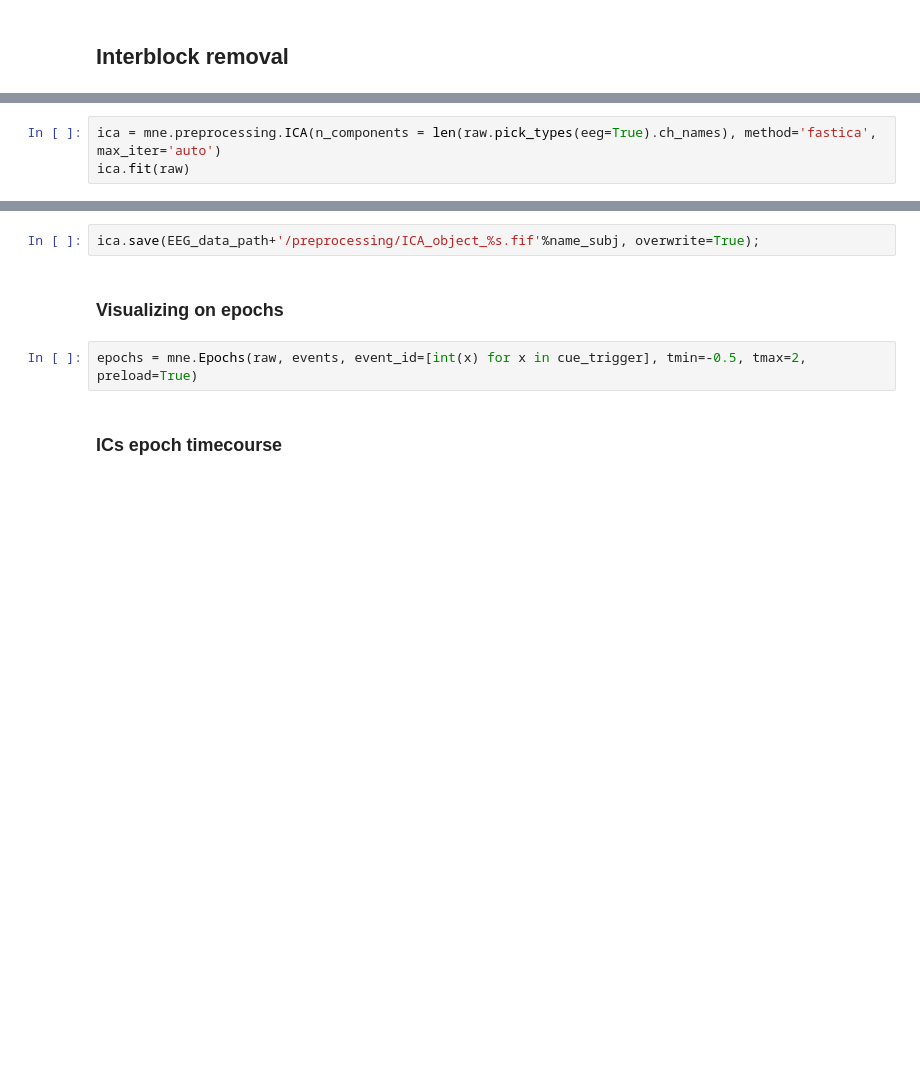
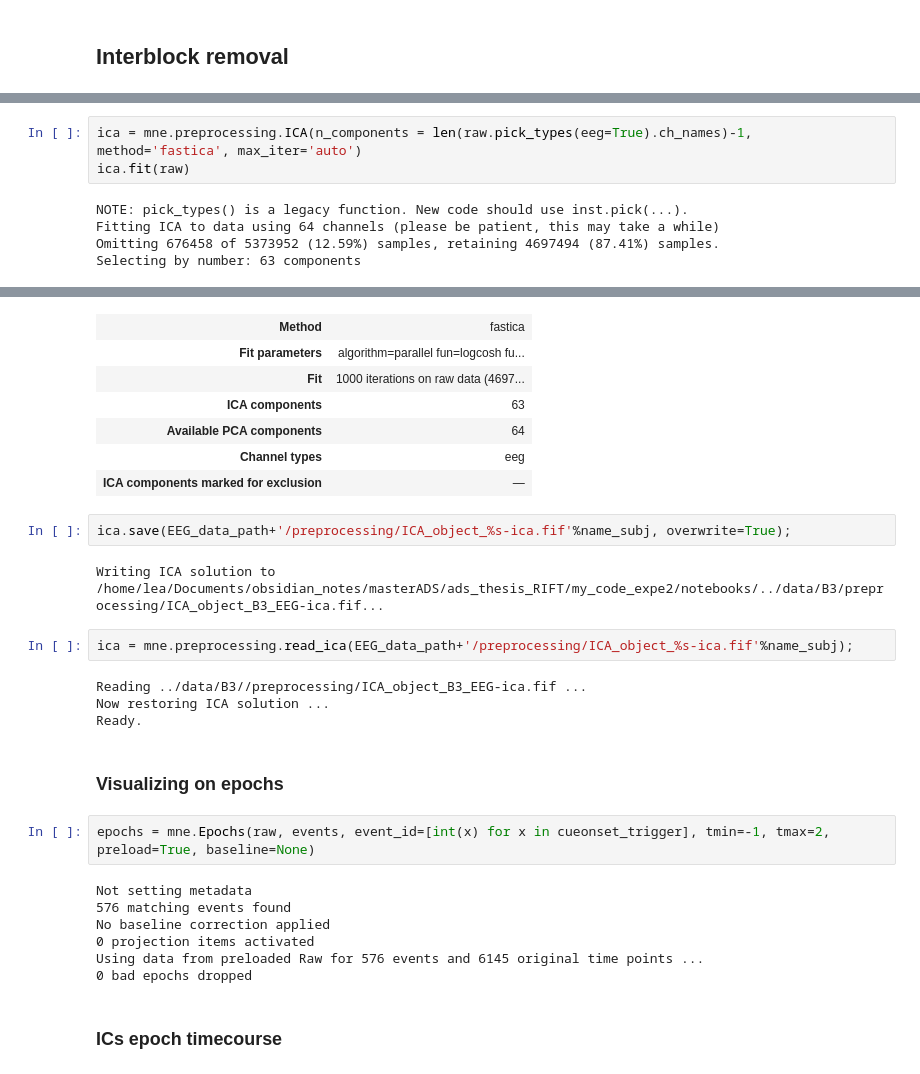
Before and after one commit to LpZamora/RIFT_thesis_expe2, a Jupyter notebook: 1_preprocessing_B3.ipynb, the cells around one changed output, grey strips where cells are left out. Drawn from its saved outputs; the diff is of its cells as text; blank space fills up the shorter version.

```diff
--- a/1_preprocessing_B3.ipynb
+++ b/1_preprocessing_B3.ipynb
@@ -277,3 +263,8 @@ events = events[events[:,0] < start_weird]
 # %%
-ica = mne.preprocessing.ICA(n_components = len(raw.pick_types(eeg=True).ch_names), method='fastica', max_iter='auto')
+ica = mne.preprocessing.ICA(n_components = len(raw.pick_types(eeg=True).ch_names)-1, method='fastica', max_iter='auto')
 ica.fit(raw)
+# %% [output]
+NOTE: pick_types() is a legacy function. New code should use inst.pick(...).
+Fitting ICA to data using 64 channels (please be patient, this may take a while)
+Omitting 676458 of 5373952 (12.59%) samples, retaining 4697494 (87.41%) samples.
+Selecting by number: 63 components
@@ -280,9 +272,31 @@ ica.fit(raw)
+| Method | fastica |
+| Fit parameters | algorithm=parallel fun=logcosh fu... |
+| Fit | 1000 iterations on raw data (4697... |
+| ICA components | 63 |
+| Available PCA components | 64 |
+| Channel types | eeg |
+| ICA components marked for exclusion | — |
 # %%
-ica.save(EEG_data_path+'/preprocessing/ICA_object_%s.fif'%name_subj, overwrite=True);
+ica.save(EEG_data_path+'/preprocessing/ICA_object_%s-ica.fif'%name_subj, overwrite=True);
+# %% [output]
+Writing ICA solution to /home/lea/Documents/obsidian_notes/masterADS/ads_thesis_RIFT/my_code_expe2/notebooks/../data/B3/preprocessing/ICA_object_B3_EEG-ica.fif...
+# %%
+ica = mne.preprocessing.read_ica(EEG_data_path+'/preprocessing/ICA_object_%s-ica.fif'%name_subj);
+# %% [output]
+Reading ../data/B3//preprocessing/ICA_object_B3_EEG-ica.fif ...
+Now restoring ICA solution ...
+Ready.
 # %% [markdown]
 ### Visualizing on epochs
 # %%
-epochs = mne.Epochs(raw, events, event_id=[int(x) for x in cue_trigger], tmin=-0.5, tmax=2, preload=True)
+epochs = mne.Epochs(raw, events, event_id=[int(x) for x in cueonset_trigger], tmin=-1, tmax=2, preload=True, baseline=None)
+# %% [output]
+Not setting metadata
+576 matching events found
+No baseline correction applied
+0 projection items activated
+Using data from preloaded Raw for 576 events and 6145 original time points ...
+0 bad epochs dropped
 # %% [markdown]
 ### ICs epoch timecourse
 # %%
```
Also changed, not shown: parts of 46 cells of this notebook, 6 other files.
